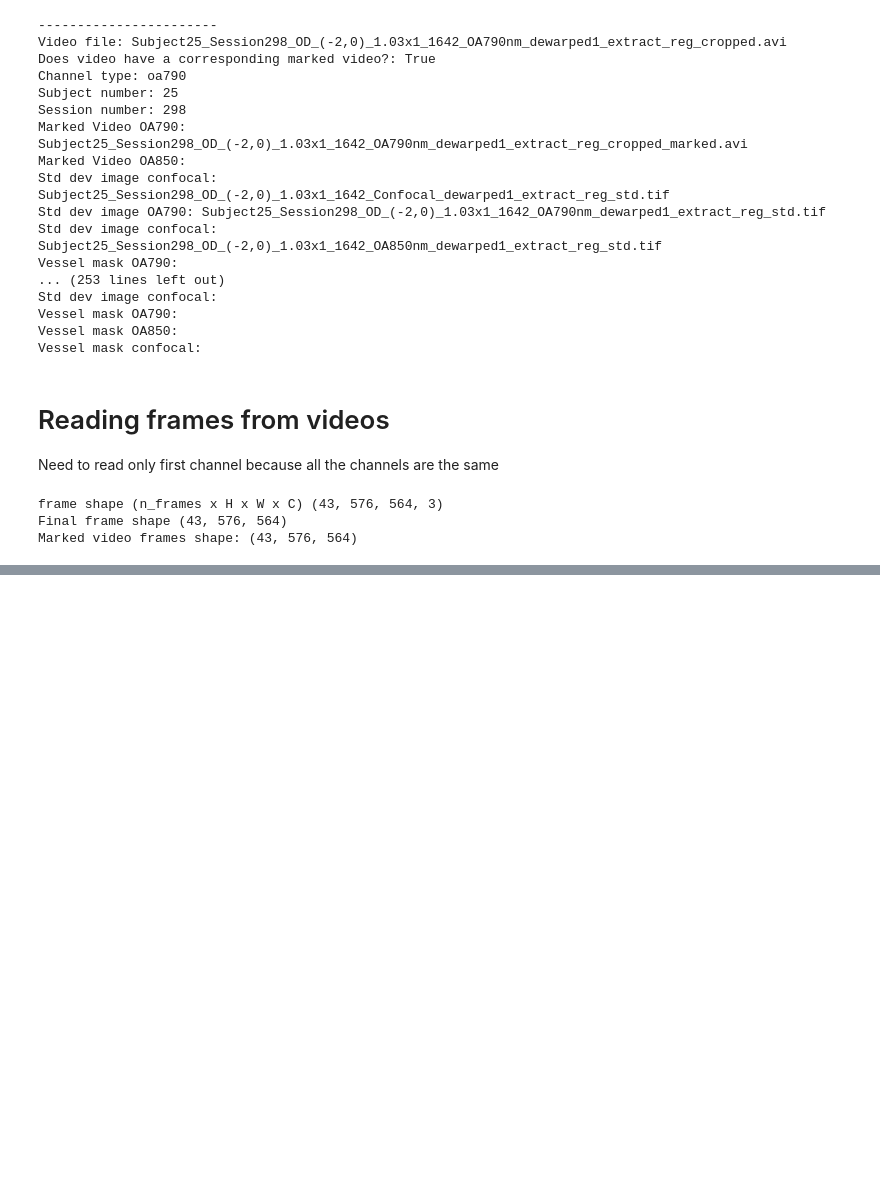
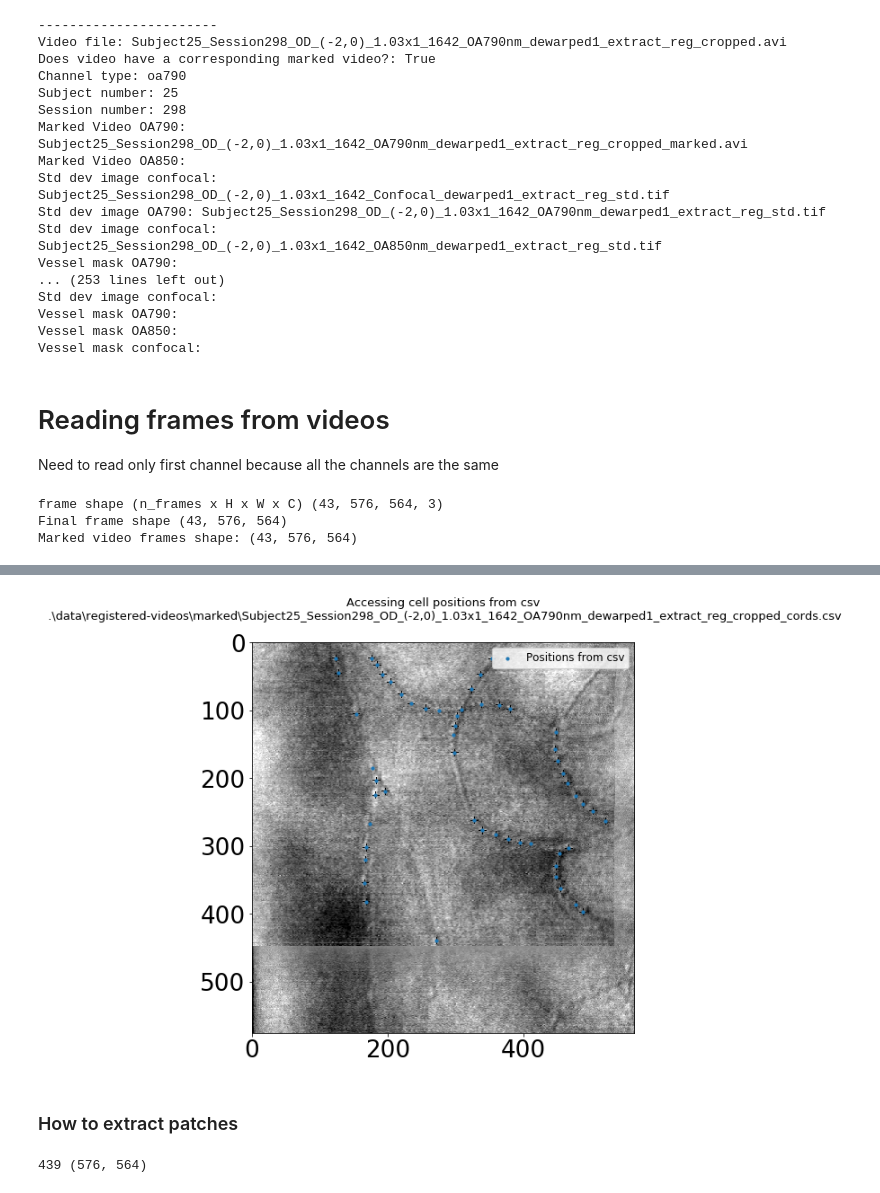
Before and after one commit to cchadj/cell-tracking-ucl-thesis, a Jupyter notebook: USAGE DEMO.ipynb, the cells around one changed output, grey strips where cells are left out. Saved outputs shown, nothing was run; the diff lists cells and outputs as text; code cells hidden in the pictures; blank space fills up the shorter version.

```diff
--- a/USAGE DEMO.ipynb
+++ b/USAGE DEMO.ipynb
@@ -114,0 +135,20 @@ Text(0.5, 1.0, 'First marked frame of Subject25_Session298_OD_(-2,0)_1.03x1_1642
+# %%
+from generate_datasets import get_positions_from_csv
+
+# When accessing the csvs with cell positions there can be many csvs for that file so it's a list
+cell_positions = get_positions_from_csv(video_dict['cell_position_csv_files'][0], frame_idx=1)
+
+# Notice how python is 0-indexed while the csv file is 1 indexed, hence frame_idx is 1 instead of 0
+plt.imshow(marked_frames[0], cmap='gray')
+plt.scatter(cell_positions[..., 0], cell_positions[..., 1], s=10, label='Positions from csv')
+plt.title(f'Accessing cell positions from csv\n {video_dict["cell_position_csv_files"][0]}', fontsize=13)
+plt.legend()
+pass
+# %% [output]
+[figure, added]
+# %% [markdown]
+### How to extract patches
+# %%
+print(cell_positions[:, 1].max(), marked_frames[0].shape)
+# %% [output]
+439 (576, 564)
```
Also changed, not shown: parts of 5 cells of this notebook, 4 other files.
